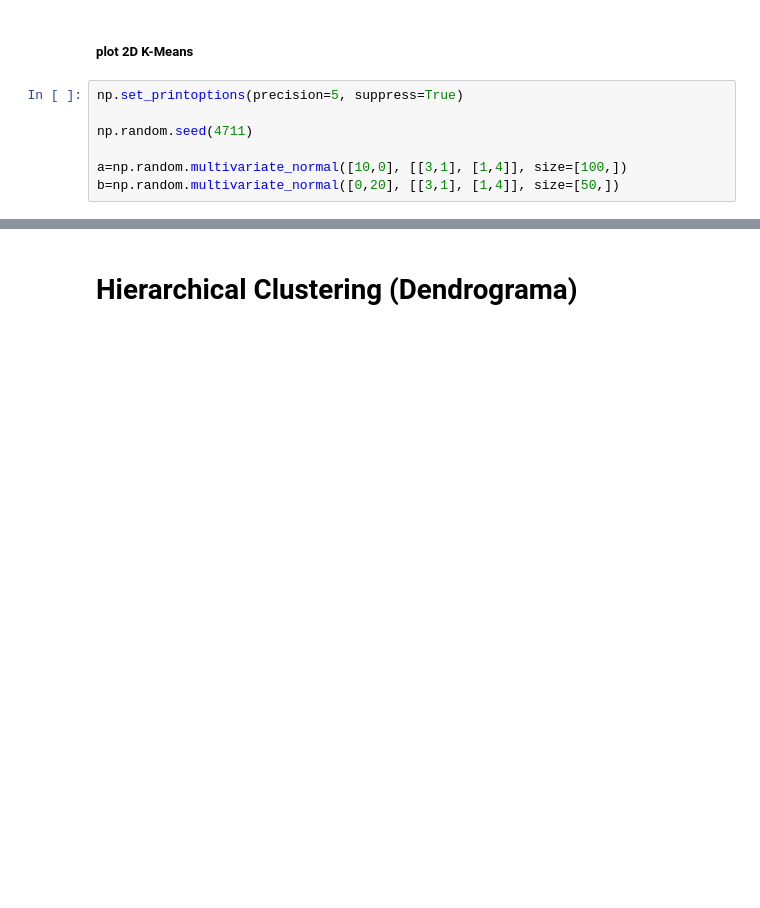
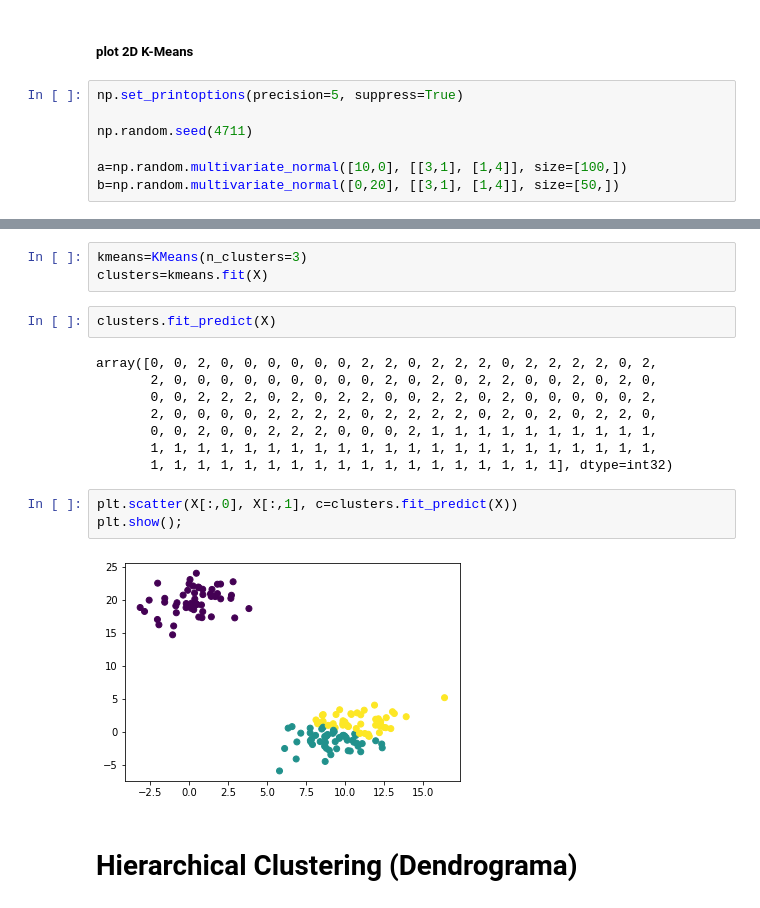
Before and after one commit to Ironhack-Data-Madrid-Abril-2021/Material_Clase, a Jupyter notebook: semana_7/1.1 - Intro Unsupervised Learning.ipynb, the cells around one changed output, grey strips where cells are left out. Saved outputs shown, nothing was run; the diff lists cells and outputs as text; blank space fills up the shorter version.

```diff
--- a/semana_7/1.1 - Intro Unsupervised Learning.ipynb
+++ b/semana_7/1.1 - Intro Unsupervised Learning.ipynb
@@ -64,3 +268,21 @@ plt.show();
+# %%
+kmeans=KMeans(n_clusters=3)
+clusters=kmeans.fit(X)
+# %%
+clusters.fit_predict(X)
+# %% [output]
+array([0, 0, 2, 0, 0, 0, 0, 0, 0, 2, 2, 0, 2, 2, 2, 0, 2, 2, 2, 2, 0, 2,
+       2, 0, 0, 0, 0, 0, 0, 0, 0, 0, 2, 0, 2, 0, 2, 2, 0, 0, 2, 0, 2, 0,
+       0, 0, 2, 2, 2, 0, 2, 0, 2, 2, 0, 0, 2, 2, 0, 2, 0, 0, 0, 0, 0, 2,
+       2, 0, 0, 0, 0, 2, 2, 2, 2, 0, 2, 2, 2, 2, 0, 2, 0, 2, 0, 2, 2, 0,
+       0, 0, 2, 0, 0, 2, 2, 2, 0, 0, 0, 2, 1, 1, 1, 1, 1, 1, 1, 1, 1, 1,
+       1, 1, 1, 1, 1, 1, 1, 1, 1, 1, 1, 1, 1, 1, 1, 1, 1, 1, 1, 1, 1, 1,
+       1, 1, 1, 1, 1, 1, 1, 1, 1, 1, 1, 1, 1, 1, 1, 1, 1, 1], dtype=int32)
+# %%
+plt.scatter(X[:,0], X[:,1], c=clusters.fit_predict(X))
+plt.show();
+# %% [output]
+[figure, added]
 # %% [markdown]
 # Hierarchical Clustering (Dendrograma)
 # %% [markdown]
```
Also changed, not shown: parts of 27 cells of this notebook.
